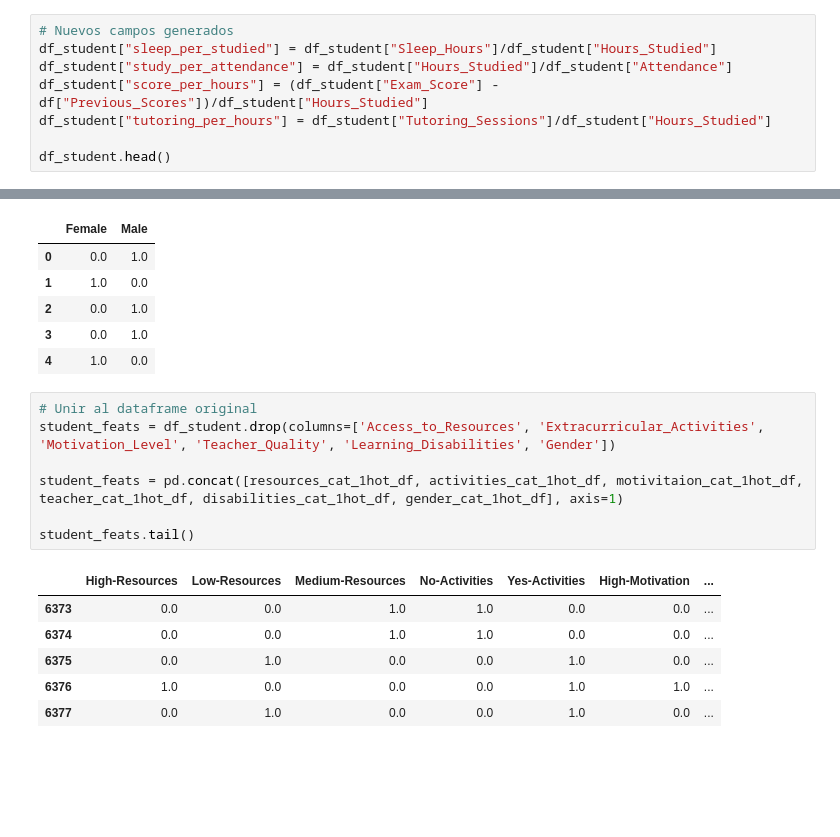
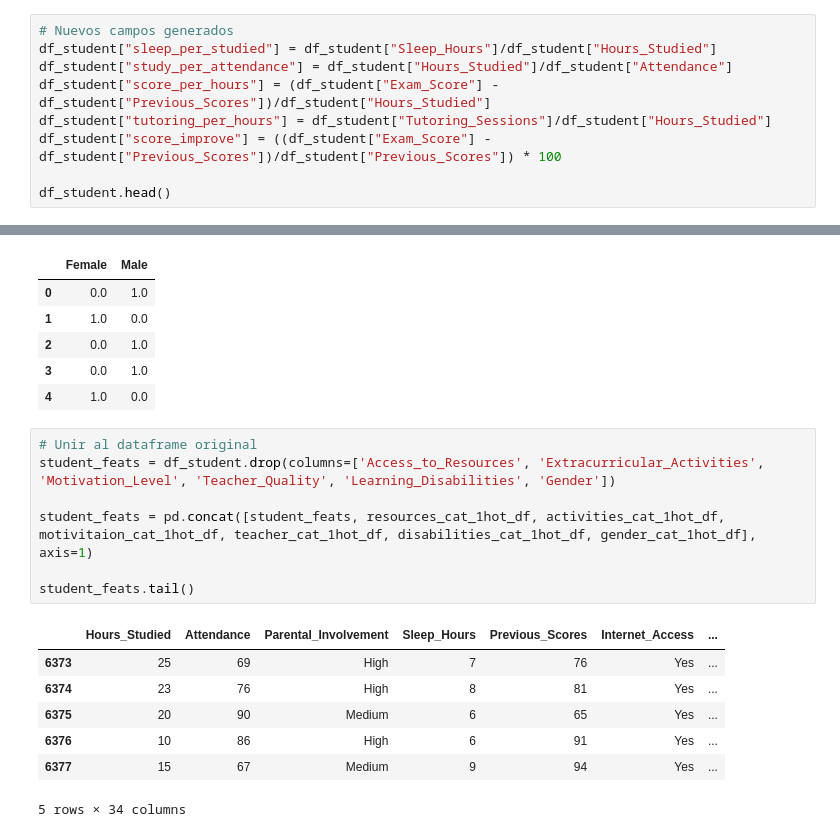
Before and after one commit to UrielReyess08/StudentPerformance_MachineLearning, a Jupyter notebook: Avance_01.ipynb, the cells around one changed output, grey strips where cells are left out. Saved outputs shown, nothing was run; the diff lists cells and outputs as text; blank space fills up the shorter version.

```diff
--- a/Avance_01.ipynb
+++ b/Avance_01.ipynb
@@ -112,8 +112,9 @@ plt.show()
 # Nuevos campos generados
 df_student["sleep_per_studied"] = df_student["Sleep_Hours"]/df_student["Hours_Studied"]
 df_student["study_per_attendance"] = df_student["Hours_Studied"]/df_student["Attendance"]
-df_student["score_per_hours"] = (df_student["Exam_Score"] - df["Previous_Scores"])/df_student["Hours_Studied"]
+df_student["score_per_hours"] = (df_student["Exam_Score"] - df_student["Previous_Scores"])/df_student["Hours_Studied"]
 df_student["tutoring_per_hours"] = df_student["Tutoring_Sessions"]/df_student["Hours_Studied"]
+df_student["score_improve"] = ((df_student["Exam_Score"] - df_student["Previous_Scores"])/df_student["Previous_Scores"]) * 100
 
 df_student.head()
 # %% [output]
@@ -360,14 +348,15 @@ gender_cat_1hot_df.head()
 # %%
 # Unir al dataframe original
 student_feats = df_student.drop(columns=['Access_to_Resources', 'Extracurricular_Activities', 'Motivation_Level', 'Teacher_Quality', 'Learning_Disabilities', 'Gender'])
 
-student_feats = pd.concat([resources_cat_1hot_df, activities_cat_1hot_df, motivitaion_cat_1hot_df, teacher_cat_1hot_df, disabilities_cat_1hot_df, gender_cat_1hot_df], axis=1)
+student_feats = pd.concat([student_feats, resources_cat_1hot_df, activities_cat_1hot_df, motivitaion_cat_1hot_df, teacher_cat_1hot_df, disabilities_cat_1hot_df, gender_cat_1hot_df], axis=1)
 
 student_feats.tail()
 # %% [output]
-|  | High-Resources | Low-Resources | Medium-Resources | No-Activities | Yes-Activities | High-Motivation | ... |
-| 6373 | 0.0 | 0.0 | 1.0 | 1.0 | 0.0 | 0.0 | ... |
-| 6374 | 0.0 | 0.0 | 1.0 | 1.0 | 0.0 | 0.0 | ... |
-| 6375 | 0.0 | 1.0 | 0.0 | 0.0 | 1.0 | 0.0 | ... |
-| 6376 | 1.0 | 0.0 | 0.0 | 0.0 | 1.0 | 1.0 | ... |
-| 6377 | 0.0 | 1.0 | 0.0 | 0.0 | 1.0 | 0.0 | ... |
+|  | Hours_Studied | Attendance | Parental_Involvement | Sleep_Hours | Previous_Scores | Internet_Access | ... |
+| 6373 | 25 | 69 | High | 7 | 76 | Yes | ... |
+| 6374 | 23 | 76 | High | 8 | 81 | Yes | ... |
+| 6375 | 20 | 90 | Medium | 6 | 65 | Yes | ... |
+| 6376 | 10 | 86 | High | 6 | 91 | Yes | ... |
+| 6377 | 15 | 67 | Medium | 9 | 94 | Yes | ... |
+5 rows × 34 columns
```
Also changed, not shown: parts of 9 cells of this notebook.
